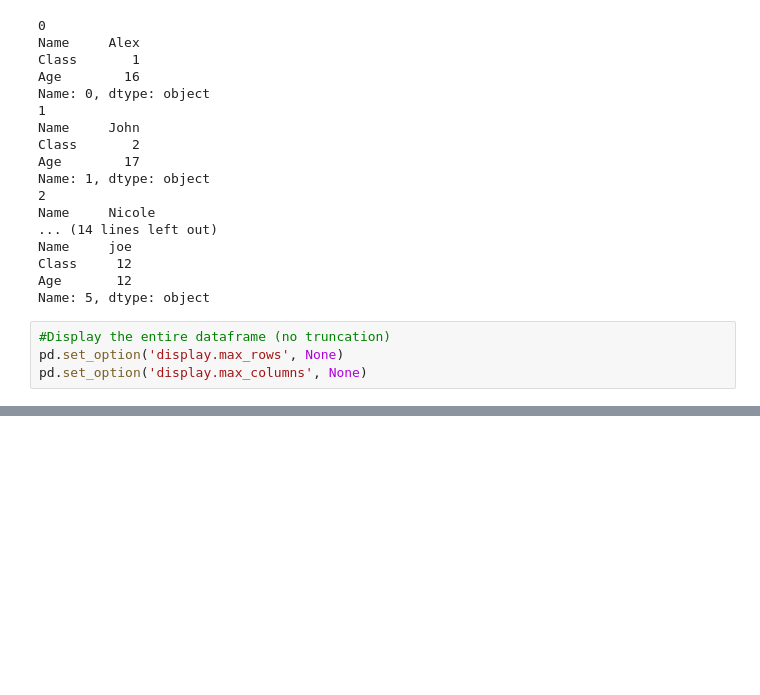
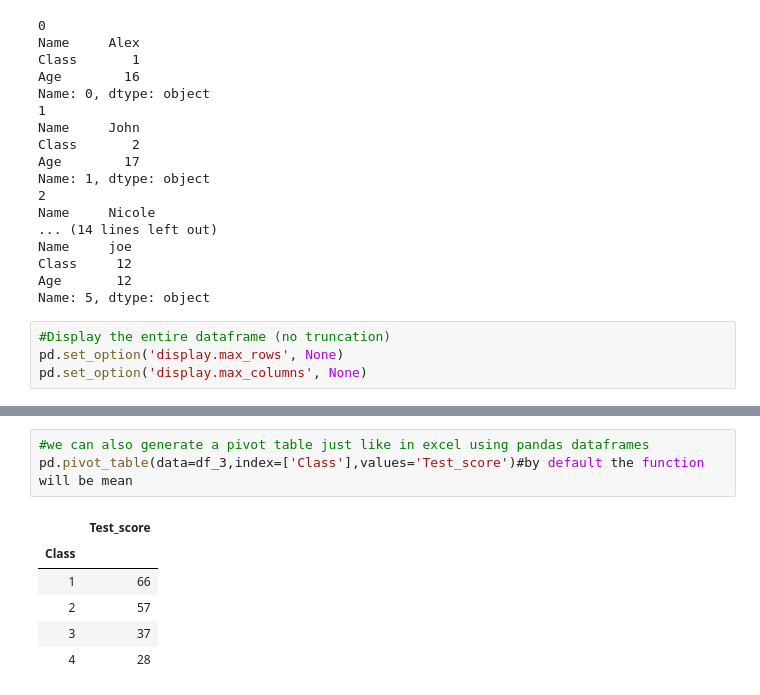
Before and after one commit to snakeyes95/Python-Notebooks, a Jupyter notebook: Pandas_Fundamentals.ipynb, the cells around one changed output, grey strips where cells are left out. Drawn from its saved outputs; the diff is of its cells as text; blank space fills up the shorter version.

```diff
--- a/Pandas_Fundamentals.ipynb
+++ b/Pandas_Fundamentals.ipynb
@@ -1132,0 +1420,10 @@ pd.set_option('display.max_columns', None)
+# %%
+#we can also generate a pivot table just like in excel using pandas dataframes
+pd.pivot_table(data=df_3,index=['Class'],values='Test_score')#by default the function will be mean
+# %% [output]
+|  | Test_score |
+| Class |  |
+| 1 | 66 |
+| 2 | 57 |
+| 3 | 37 |
+| 4 | 28 |
```
Also changed, not shown: parts of 10 cells of this notebook, 1 other file.
